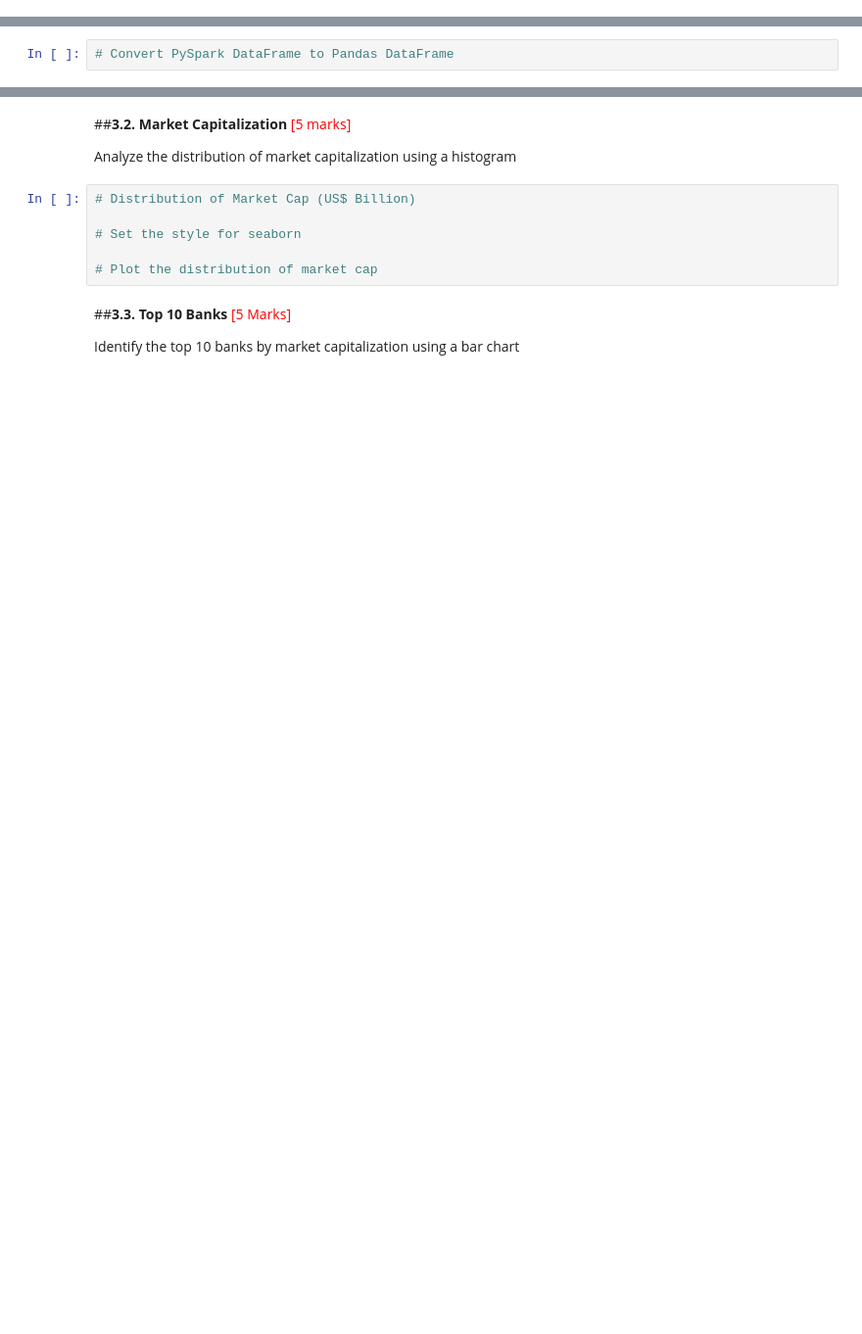
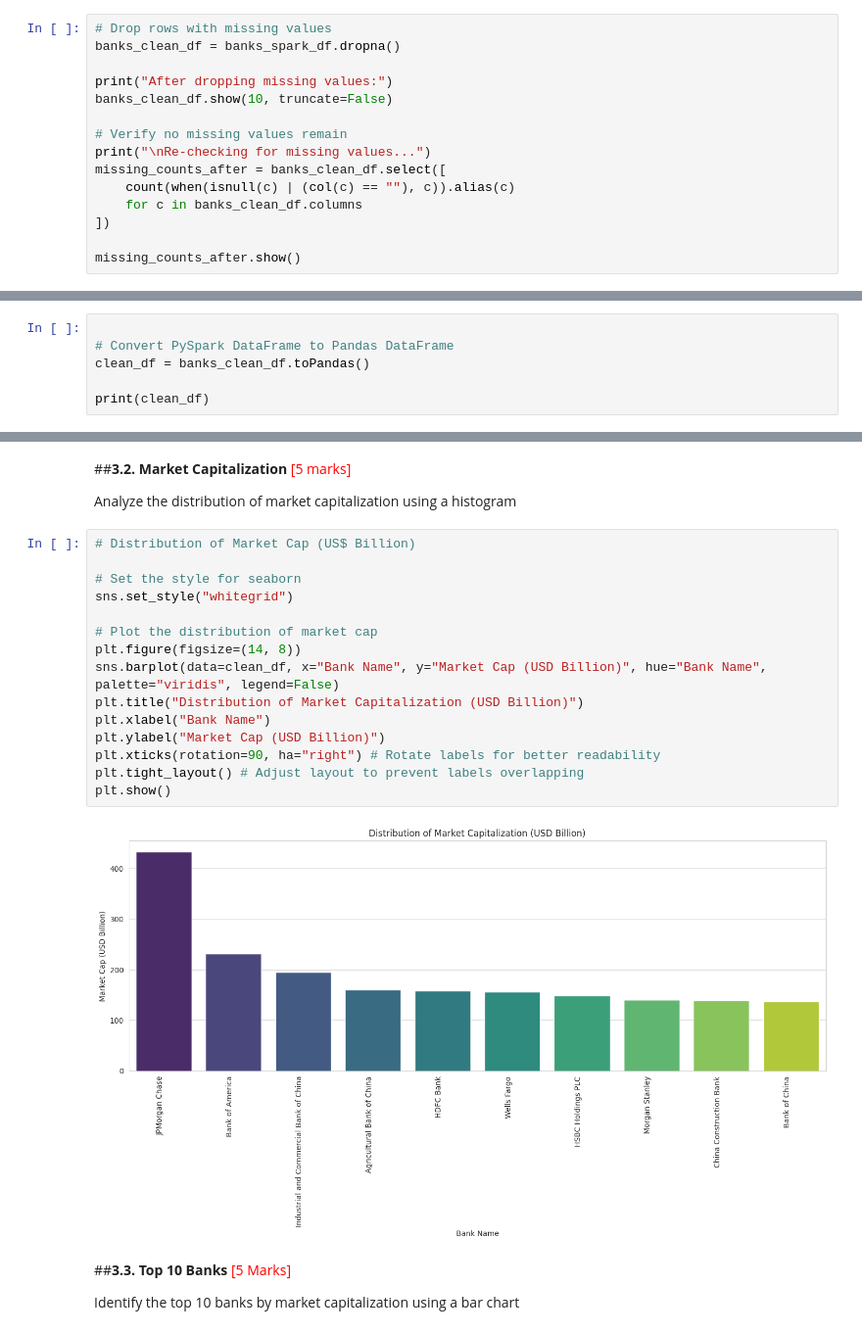
Before and after one commit to GoutamKonala/ETL_Bank_Data_Analysis, a Jupyter notebook: ETL_Bank_Data_Analysis_Lakshmi_Goutam_Reddy_Konala.ipynb, the cells around one changed output, grey strips where cells are left out. Shown at 98% size. Saved outputs shown, nothing was run; the diff lists cells and outputs as text; blank space fills up the shorter version.

```diff
--- a/ETL_Bank_Data_Analysis_Lakshmi_Goutam_Reddy_Konala.ipynb
+++ b/ETL_Bank_Data_Analysis_Lakshmi_Goutam_Reddy_Konala.ipynb
@@ -158,0 +284,15 @@ Load the data for exchange rates
+# %%
+# Drop rows with missing values
+banks_clean_df = banks_spark_df.dropna()
+
+print("After dropping missing values:")
+banks_clean_df.show(10, truncate=False)
+
+# Verify no missing values remain
+print("\nRe-checking for missing values...")
+missing_counts_after = banks_clean_df.select([
+    count(when(isnull(c) | (col(c) == ""), c)).alias(c)
+    for c in banks_clean_df.columns
+])
+
+missing_counts_after.show()
@@ -177,4 +457,8 @@ Saving the Cleaned Dataset into a CSV File into the S3 Bucket
 
 Convert PySpark DataFrame to Pandas DataFrame for visualization
 # %%
+
 # Convert PySpark DataFrame to Pandas DataFrame
+clean_df = banks_clean_df.toPandas()
+
+print(clean_df)
@@ -182,12 +478,23 @@ Convert PySpark DataFrame to Pandas DataFrame for visualization
 ##**3.2. Market Capitalization** <font color = red>[5 marks]</font> <br>
 
 Analyze the distribution of market capitalization using a histogram
-# %%
-# Distribution of Market Cap (US$ Billion)
-
-# Set the style for seaborn
-
-# Plot the distribution of market cap
+# %%
+# Distribution of Market Cap (US$ Billion)
+
+# Set the style for seaborn
+sns.set_style("whitegrid")
+
+# Plot the distribution of market cap
+plt.figure(figsize=(14, 8))
+sns.barplot(data=clean_df, x="Bank Name", y="Market Cap (USD Billion)", hue="Bank Name", palette="viridis", legend=False)
+plt.title("Distribution of Market Capitalization (USD Billion)")
+plt.xlabel("Bank Name")
+plt.ylabel("Market Cap (USD Billion)")
+plt.xticks(rotation=90, ha="right") # Rotate labels for better readability
+plt.tight_layout() # Adjust layout to prevent labels overlapping
+plt.show()
+# %% [output]
+[figure, added]
 # %% [markdown]
 ##**3.3. Top 10 Banks** <font color = red>[5 Marks]</font> <br>
 
```
Also changed, not shown: parts of 46 cells of this notebook.
